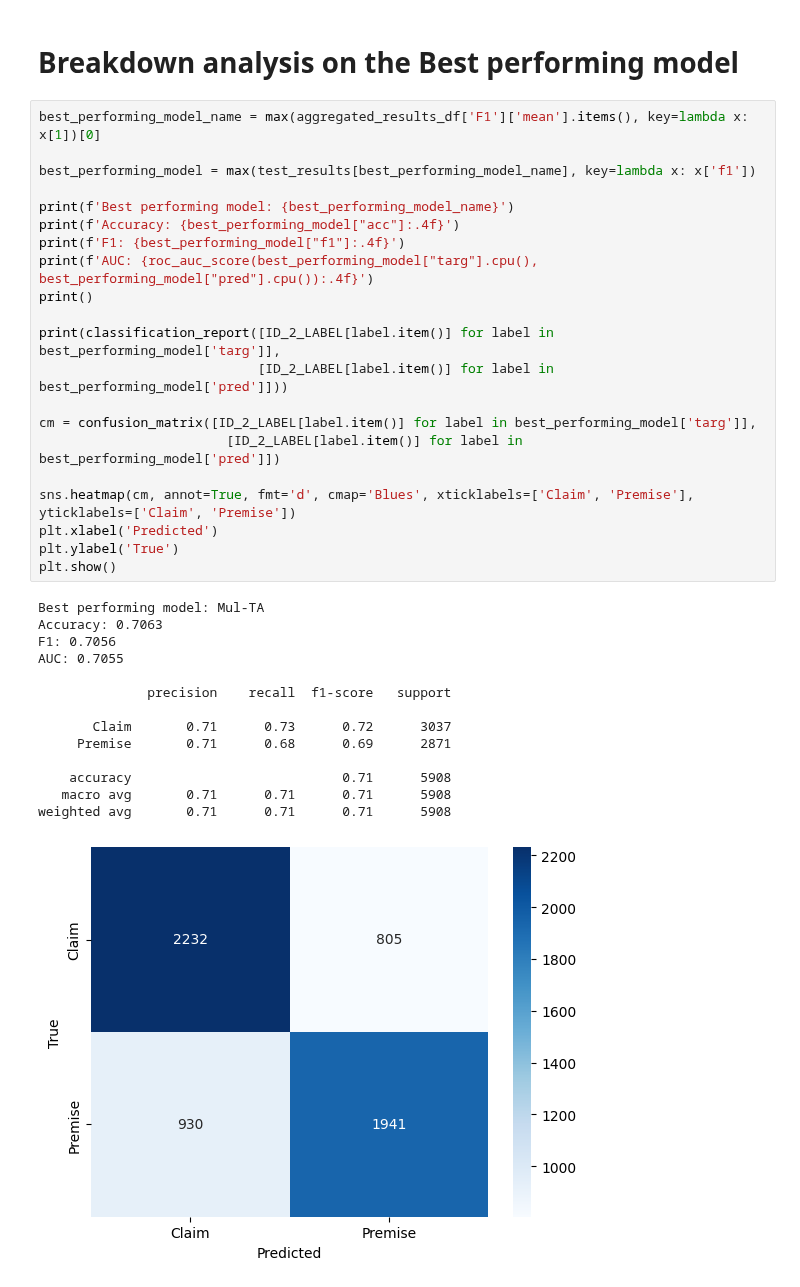
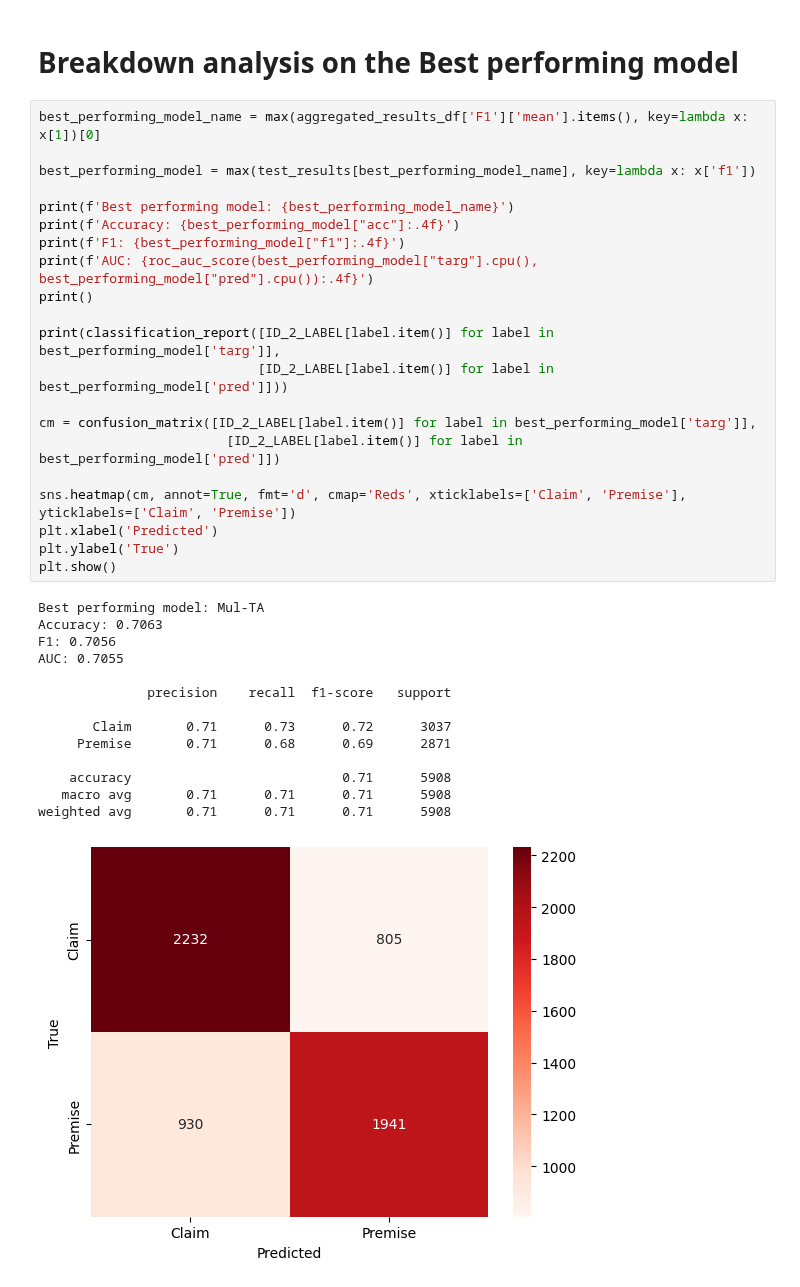
Before and after one commit to StefanoColamonaco/Multimodal-AM, a Jupyter notebook: main.ipynb, the cells around one changed output. Drawn from its saved outputs; the diff is of its cells as text.

```diff
--- a/main.ipynb
+++ b/main.ipynb
@@ -1086,32 +1080,32 @@ best_performing_model = max(test_results[best_performing_model_name], key=lambda
 
 print(f'Best performing model: {best_performing_model_name}')
 print(f'Accuracy: {best_performing_model["acc"]:.4f}')
 print(f'F1: {best_performing_model["f1"]:.4f}')
 print(f'AUC: {roc_auc_score(best_performing_model["targ"].cpu(), best_performing_model["pred"].cpu()):.4f}')
 print()
 
 print(classification_report([ID_2_LABEL[label.item()] for label in best_performing_model['targ']],
                             [ID_2_LABEL[label.item()] for label in best_performing_model['pred']]))
 
 cm = confusion_matrix([ID_2_LABEL[label.item()] for label in best_performing_model['targ']],
                         [ID_2_LABEL[label.item()] for label in best_performing_model['pred']])
 
-sns.heatmap(cm, annot=True, fmt='d', cmap='Blues', xticklabels=['Claim', 'Premise'], yticklabels=['Claim', 'Premise'])
+sns.heatmap(cm, annot=True, fmt='d', cmap='Reds', xticklabels=['Claim', 'Premise'], yticklabels=['Claim', 'Premise'])
 plt.xlabel('Predicted')
 plt.ylabel('True')
 plt.show()
 # %% [output]
 Best performing model: Mul-TA
 Accuracy: 0.7063
 F1: 0.7056
 AUC: 0.7055
 
               precision    recall  f1-score   support
 
        Claim       0.71      0.73      0.72      3037
      Premise       0.71      0.68      0.69      2871
 
     accuracy                           0.71      5908
    macro avg       0.71      0.71      0.71      5908
 weighted avg       0.71      0.71      0.71      5908
-[figure, old version]
+[figure, new version]
```
Also changed, not shown: parts of 3 cells of this notebook.
